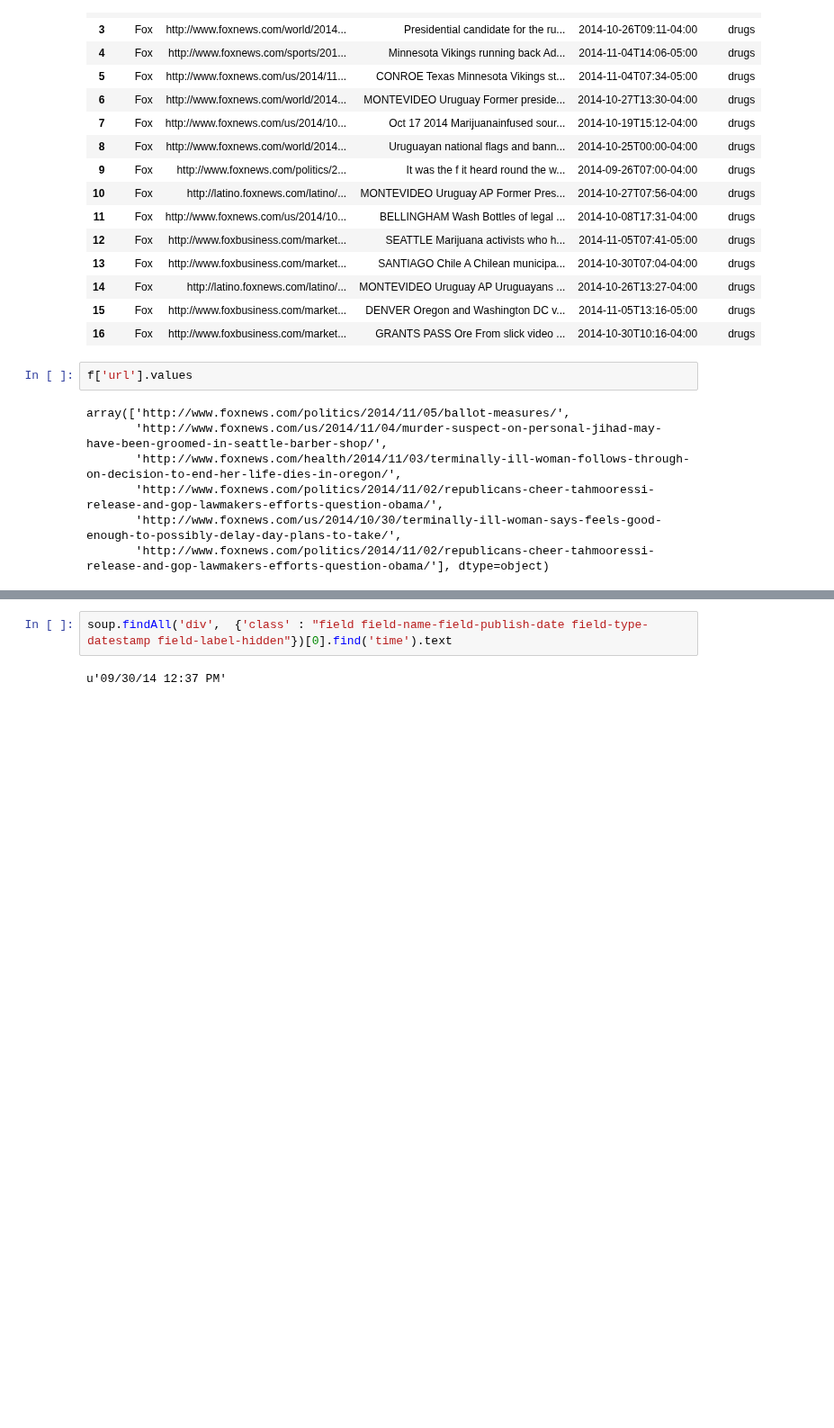
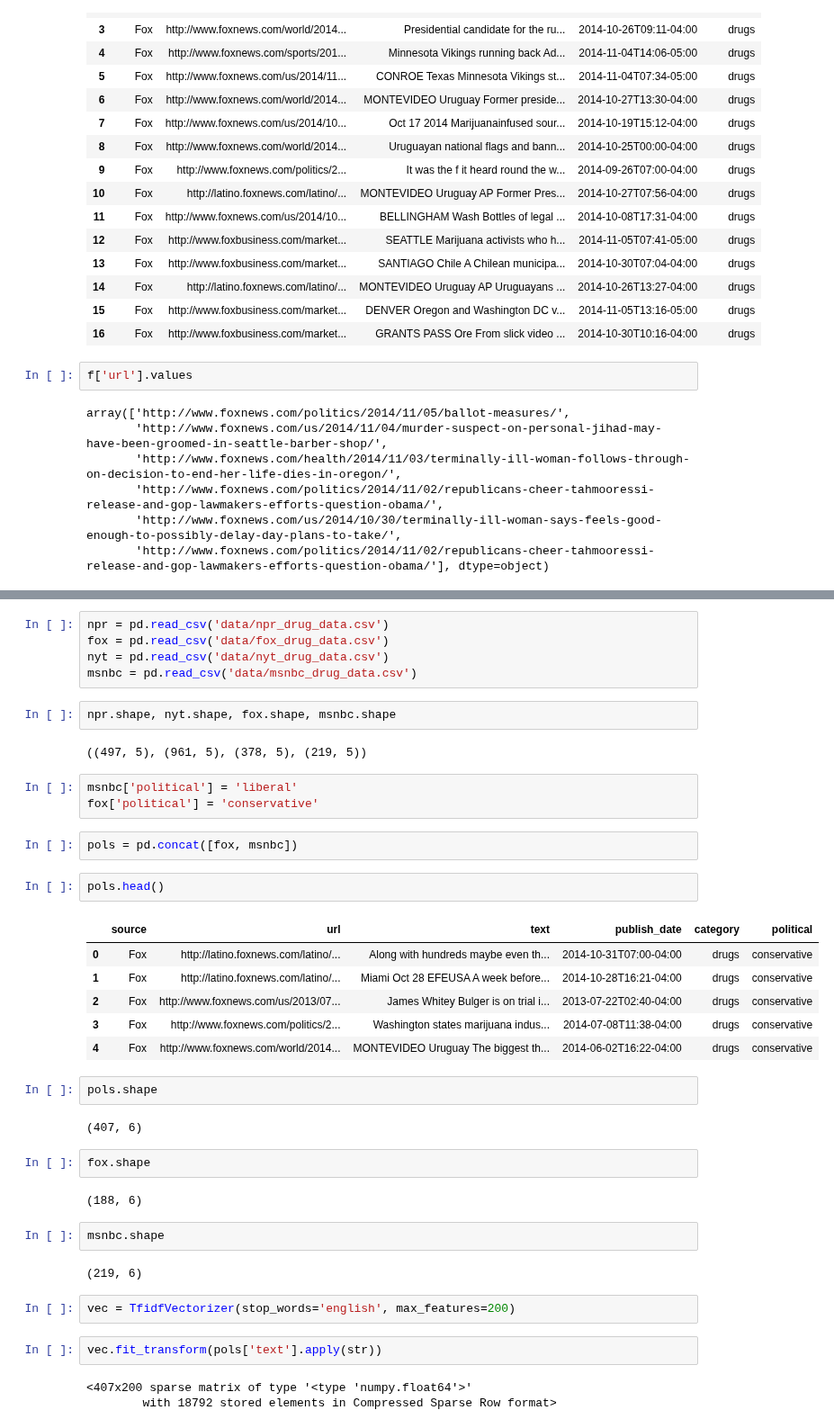
Before and after one commit to tdpetrou/News-Event-Classification, a Jupyter notebook: Exploratory notebook.ipynb, the cells around one changed output, grey strips where cells are left out. Shown at 90% size. Saved outputs shown, nothing was run; the diff lists cells and outputs as text; blank space fills up the shorter version.

```diff
--- a/Exploratory notebook.ipynb
+++ b/Exploratory notebook.ipynb
@@ -979,4 +927,42 @@ text
-# %%
-soup.findAll('div',  {'class' : "field field-name-field-publish-date field-type-datestamp field-label-hidden"})[0].find('time').text
-# %% [output]
-u'09/30/14 12:37 PM'
+# %%
+npr = pd.read_csv('data/npr_drug_data.csv')
+fox = pd.read_csv('data/fox_drug_data.csv')
+nyt = pd.read_csv('data/nyt_drug_data.csv')
+msnbc = pd.read_csv('data/msnbc_drug_data.csv')
+# %%
+npr.shape, nyt.shape, fox.shape, msnbc.shape
+# %% [output]
+((497, 5), (961, 5), (378, 5), (219, 5))
+# %%
+msnbc['political'] = 'liberal'
+fox['political'] = 'conservative'
+# %%
+pols = pd.concat([fox, msnbc])
+# %%
+pols.head()
+# %% [output]
+|  | source | url | text | publish_date | category | political |
+| 0 | Fox | http://latino.foxnews.com/latino/... | Along with hundreds maybe even th... | 2014-10-31T07:00-04:00 | drugs | conservative |
+| 1 | Fox | http://latino.foxnews.com/latino/... | Miami Oct 28 EFEUSA A week before... | 2014-10-28T16:21-04:00 | drugs | conservative |
+| 2 | Fox | http://www.foxnews.com/us/2013/07... | James Whitey Bulger is on trial i... | 2013-07-22T02:40-04:00 | drugs | conservative |
+| 3 | Fox | http://www.foxnews.com/politics/2... | Washington states marijuana indus... | 2014-07-08T11:38-04:00 | drugs | conservative |
+| 4 | Fox | http://www.foxnews.com/world/2014... | MONTEVIDEO Uruguay The biggest th... | 2014-06-02T16:22-04:00 | drugs | conservative |
+# %%
+pols.shape
+# %% [output]
+(407, 6)
+# %%
+fox.shape
+# %% [output]
+(188, 6)
+# %%
+msnbc.shape
+# %% [output]
+(219, 6)
+# %%
+vec = TfidfVectorizer(stop_words='english', max_features=200)
+# %%
+vec.fit_transform(pols['text'].apply(str))
+# %% [output]
+<407x200 sparse matrix of type '<type 'numpy.float64'>'
+        with 18792 stored elements in Compressed Sparse Row format>
```
Also changed, not shown: parts of 52 cells of this notebook, 13 other files.
